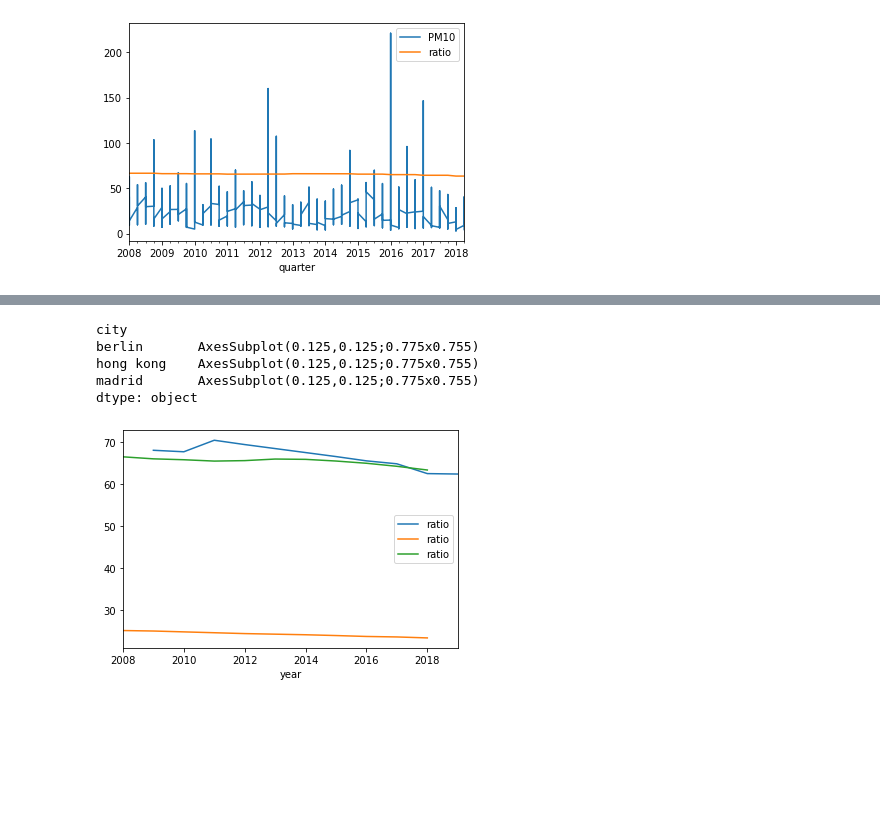
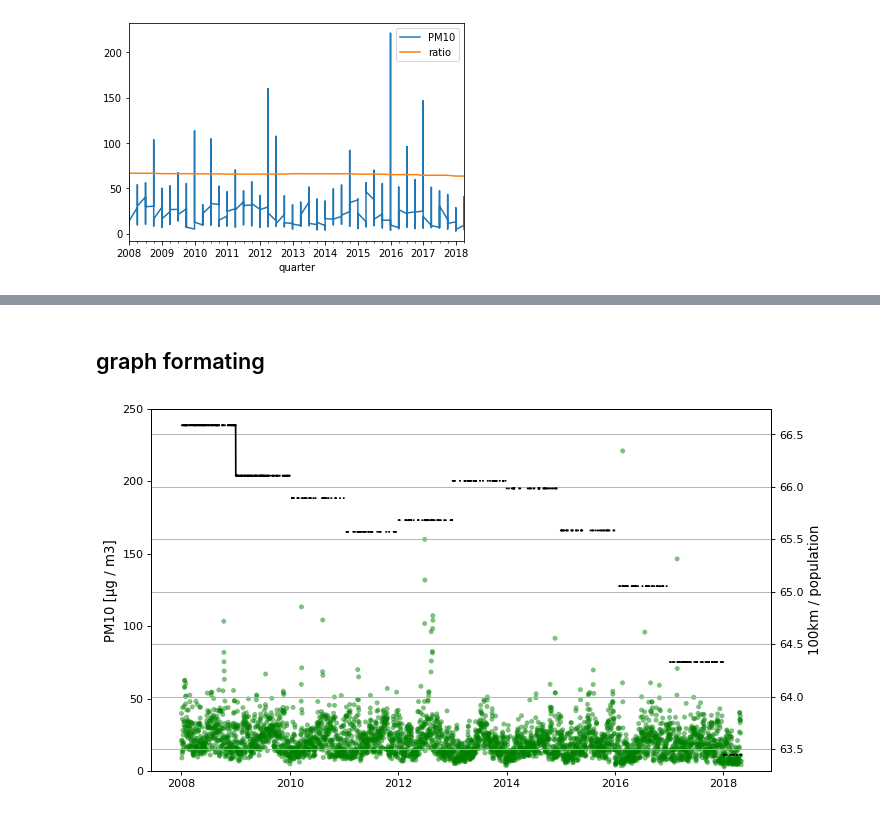
Before and after one commit to andres2203/pollution_correlation, a Jupyter notebook: Plotting_all.ipynb, the cells around one changed output, grey strips where cells are left out. Cells and saved outputs as stored; diff of their text form; code cells hidden in the pictures; blank space fills up the shorter version.

```diff
--- a/Plotting_all.ipynb
+++ b/Plotting_all.ipynb
@@ -128,10 +37,31 @@ dtype: object
-# %%
-fig, ax = matplotlib.pyplot.subplots()
-final_df.groupby("city").plot(x="year",y="ratio",ax=ax)
-# %% [output]
-city
-berlin       AxesSubplot(0.125,0.125;0.775x0.755)
-hong kong    AxesSubplot(0.125,0.125;0.775x0.755)
-madrid       AxesSubplot(0.125,0.125;0.775x0.755)
-dtype: object
-[figure, removed]
+# %% [markdown]
+## graph formating
+# %%
+# Madrid
+import matplotlib.lines as mlines
+import matplotlib.transforms as mtransforms
+
+# get plotting data
+x_mad = final_df["date"].where(final_df["city"] == "madrid")
+y_mad = final_df["PM10"].where(final_df["city"] == "madrid")
+y_mad_2 = final_df["ratio"].where(final_df["city"] == "madrid")
+# define axis and parameters
+x = (x_mad)
+y = (y_mad)
+
+# create plot
+fig = plt.figure(figsize=(10, 6), dpi=80, frameon=True)
+ax1 = fig.add_subplot(1, 1, 1)
+ax1.scatter(x_mad, y_mad, alpha=0.5, c="green", edgecolors='none', s=20)
+plt.ylim(0,250)
+ax2 = ax1.twinx()
+ax2.plot(final_df["date"].where(final_df["city"] == "madrid"),final_df["ratio"].where(final_df["city"] == "madrid"), color="black")
+#plt.ylim(0,200)
+# set labels and layout
+ax1.set_ylabel("PM10 [μg / m3]", fontsize=12)
+ax2.set_ylabel("100km / population", fontsize=12)
+plt.grid(True)
+
+#plt.legend(loc=2)
+# %% [output]
+[figure, added]
```
Also changed, not shown: parts of 16 cells of this notebook, 3 other files.
